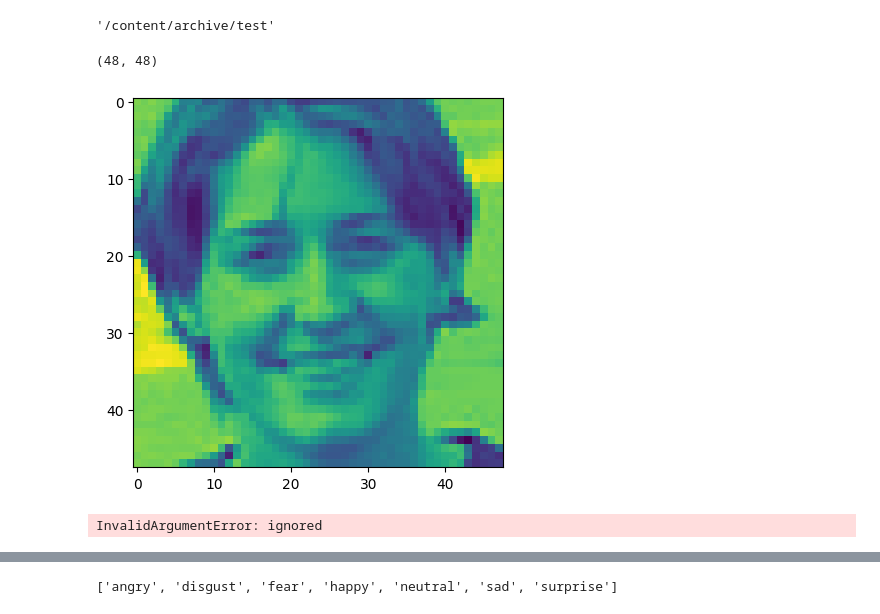
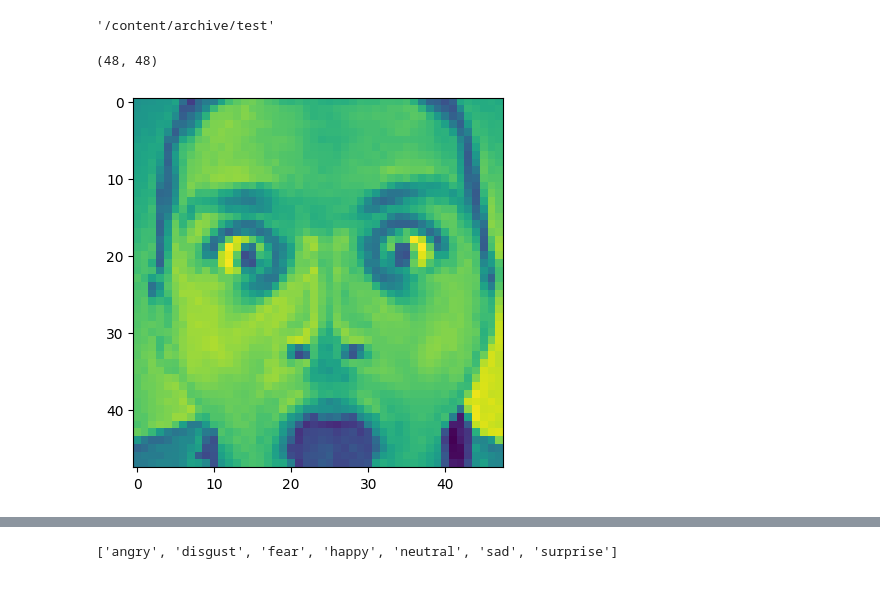
Before and after one commit to infi69/Hello-world, a Jupyter notebook: DL_Assignment2_CNN.ipynb, the cells around one changed output, grey strips where cells are left out. Saved outputs shown, nothing was run; the diff lists cells and outputs as text; code cells hidden in the pictures.

```diff
--- a/DL_Assignment2_CNN.ipynb
+++ b/DL_Assignment2_CNN.ipynb
@@ -405,18 +409,13 @@ test_dir
 '/content/archive/test'
 # %%
 from keras.utils import load_img
-img = load_img("/content/archive/test/happy/PrivateTest_3579299.jpg",target_size = (48,48),color_mode = "grayscale")
+img = load_img("/content/archive/test/surprise/PrivateTest_1338609.jpg",target_size = (48,48),color_mode = "grayscale")
 img = np.array(img)
 plt.imshow(img)
 print(img.shape)
 # %% [output]
 (48, 48)
-[figure, old version]
+[figure, new version]
-# %%
-test_image = img_to_array(img)
-result = model2.predict(test_image)
-# %% [output]
-InvalidArgumentError: ignored
 # %%
 ##---------Type the code below this line------------------##
 from keras.utils import img_to_array
```
Also changed, not shown: parts of 2 cells of this notebook.
